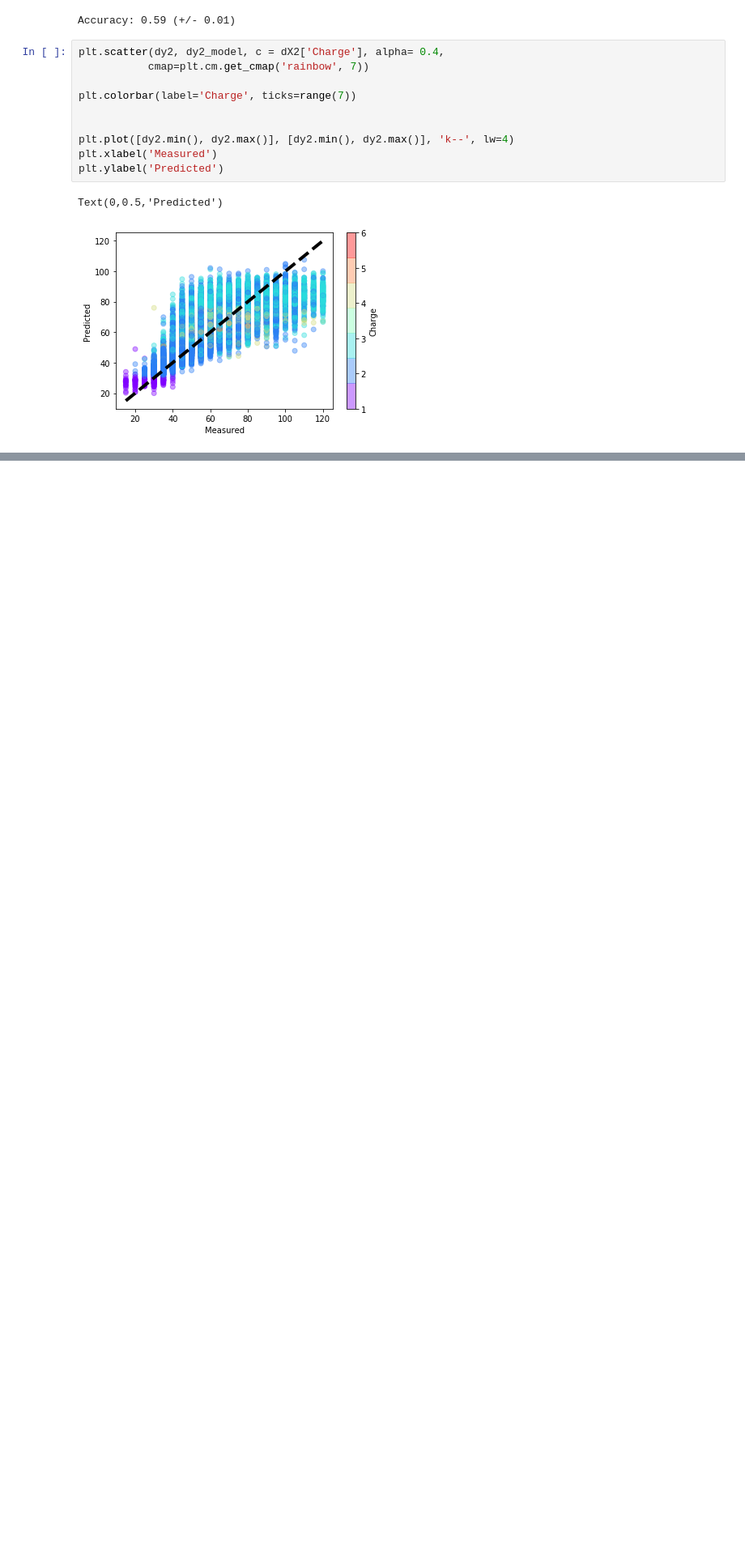
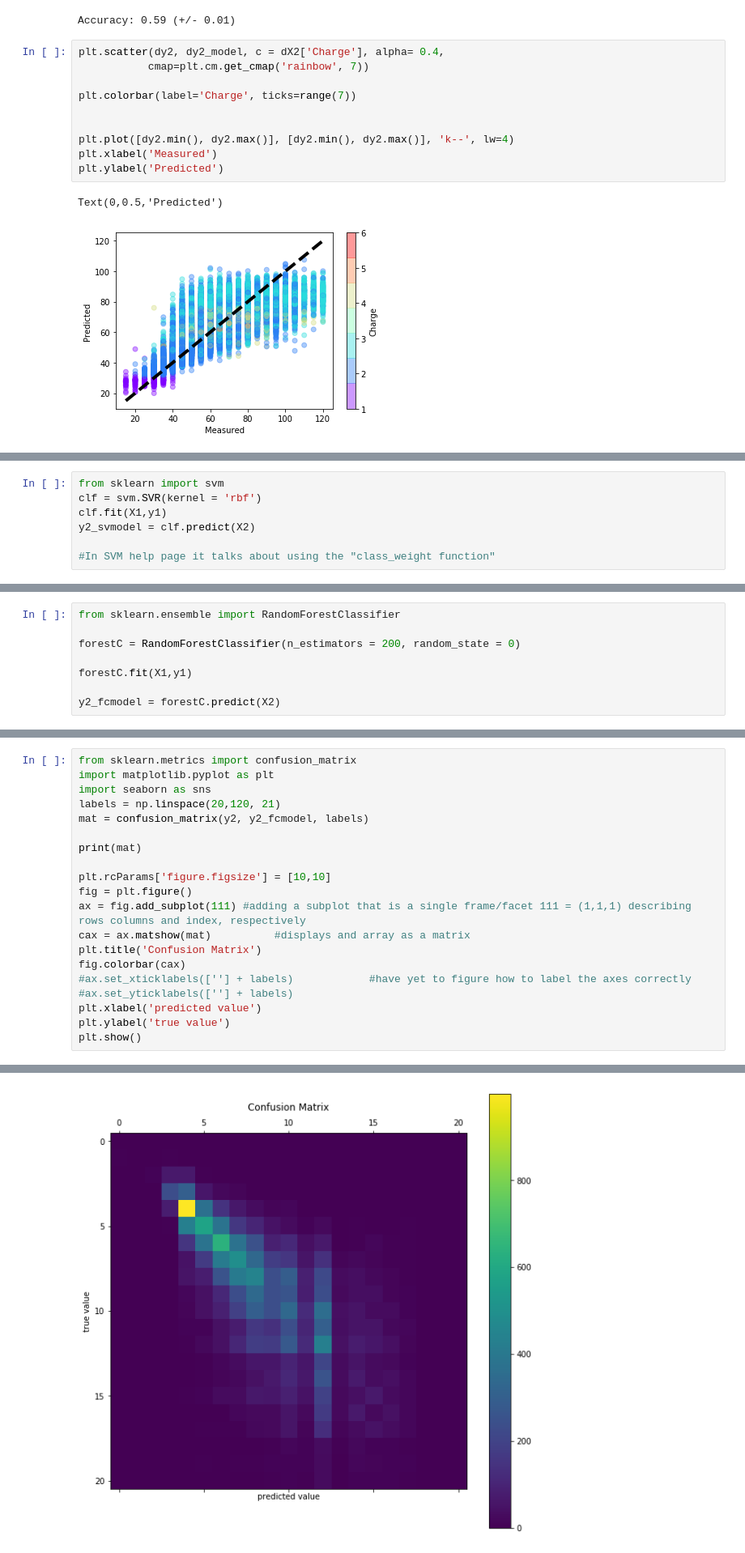
Before and after one commit to Justin92/FAIMS_MachineLearning, a Jupyter notebook: FAIMS_MachineLearning_Draft.ipynb, the cells around one changed output, grey strips where cells are left out. Shown at 81% size. Drawn from its saved outputs; the diff is of its cells as text; blank space fills up the shorter version.

```diff
--- a/FAIMS_MachineLearning_Draft.ipynb
+++ b/FAIMS_MachineLearning_Draft.ipynb
@@ -266,0 +411,7 @@ Text(0,0.5,'Predicted')
+# %%
+from sklearn import svm
+clf = svm.SVR(kernel = 'rbf')
+clf.fit(X1,y1)
+y2_svmodel = clf.predict(X2)
+
+#In SVM help page it talks about using the "class_weight function"
@@ -266,0 +432,8 @@ Text(0,0.5,'Predicted')
+# %%
+from sklearn.ensemble import RandomForestClassifier
+
+forestC = RandomForestClassifier(n_estimators = 200, random_state = 0)
+
+forestC.fit(X1,y1)
+
+y2_fcmodel = forestC.predict(X2)
@@ -266,0 +447,21 @@ Text(0,0.5,'Predicted')
+# %%
+from sklearn.metrics import confusion_matrix
+import matplotlib.pyplot as plt
+import seaborn as sns
+labels = np.linspace(20,120, 21)
+mat = confusion_matrix(y2, y2_fcmodel, labels)
+
+print(mat)
+
+plt.rcParams['figure.figsize'] = [10,10]
+fig = plt.figure()
+ax = fig.add_subplot(111) #adding a subplot that is a single frame/facet 111 = (1,1,1) describing rows columns and index, respectively
+cax = ax.matshow(mat)          #displays and array as a matrix
+plt.title('Confusion Matrix')
+fig.colorbar(cax)
+#ax.set_xticklabels([''] + labels)            #have yet to figure how to label the axes correctly
+#ax.set_yticklabels([''] + labels)
+plt.xlabel('predicted value')
+plt.ylabel('true value')
+plt.show()
+# %% [output]
@@ -266,0 +485 @@ Text(0,0.5,'Predicted')
+[figure, added]
```
Also changed, not shown: parts of 33 cells of this notebook, 1 other file.
